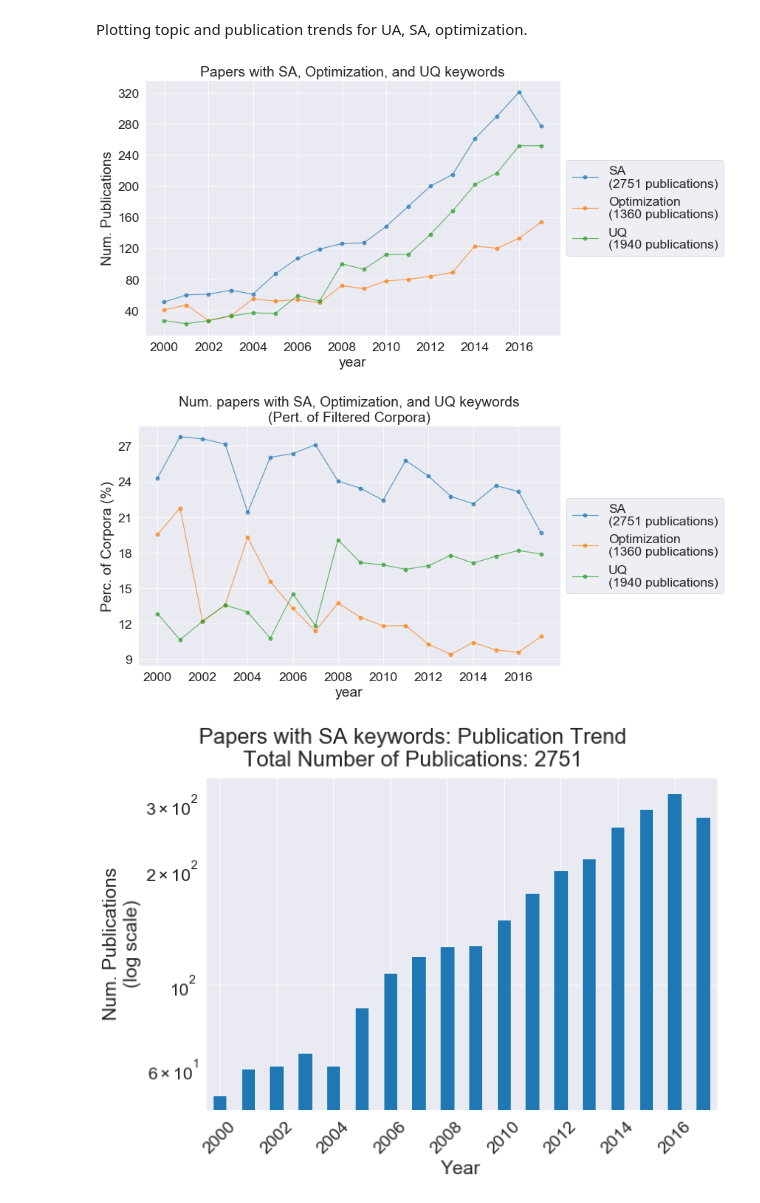
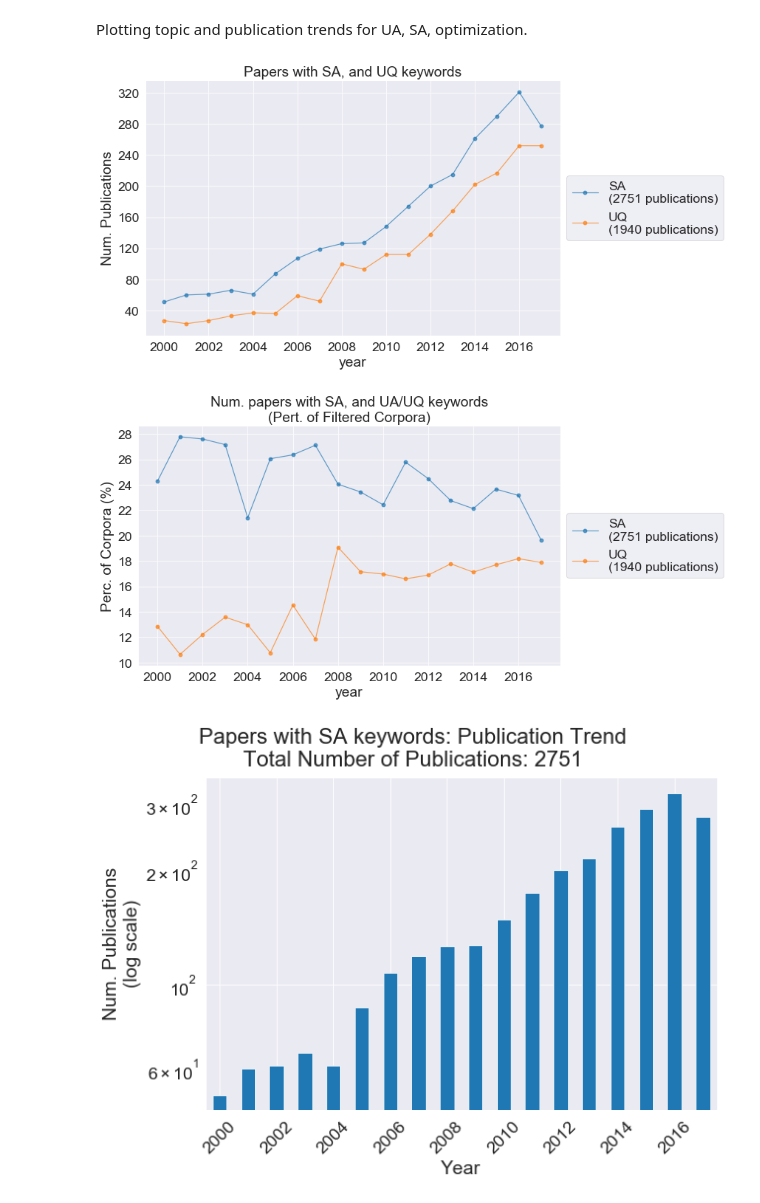
Before and after one commit to frog7/uasa-trends, a Jupyter notebook: notebooks/4 UASA topic modelling.ipynb, the cells around one changed output. Cells and saved outputs as stored; diff of their text form; code cells hidden in the pictures.

```diff
--- a/notebooks/3c Topic modelling, keyword matching the subtopics.ipynb
+++ b/notebooks/4 UASA topic modelling.ipynb
@@ -137,16 +146,16 @@ sst_opt_design_rc.name = 'Optimization'
 UA_rc = sst_ua_rc + sst_stochastic_rc
 UA_rc.name = 'UQ'
 # %%
-wos_plot.plot_topic_trend([sst_model_sa_rc, sst_opt_design_rc, UA_rc],
-                          title='Papers with SA, Optimization, and UQ keywords',
-                          save_plot_fn='{}/uasa_uncert_topic_trend'.format(FIG_DIR))
+wos_plot.plot_topic_trend([sst_model_sa_rc, UA_rc],
+                          title='Papers with SA, and UQ keywords',
+                         save_plot_fn='{}/Figure_7c.png'.format(FIG_DIR))
 # %% [output]
-[figure, old version]
+[figure, new version]
 # %%
-wos_plot.plot_topic_trend([sst_model_sa_rc, sst_opt_design_rc, UA_rc],
+wos_plot.plot_topic_trend([sst_model_sa_rc, UA_rc],
                           total_rc=RC,
-                          title='Num. papers with SA, Optimization, and UQ keywords\n(Pert. of Filtered Corpora)',
-                          save_plot_fn='{}/uasa_Topic Trend Percentage'.format(FIG_DIR))
+                          title='Num. papers with SA, and UA/UQ keywords\n(Pert. of Filtered Corpora)',
+                          save_plot_fn='{}/Figure_7d.png'.format(FIG_DIR))
 # %% [output]
-[figure, old version]
+[figure, new version]
 # %%
```
Also changed, not shown: parts of 35 cells of this notebook, 18 other files.
